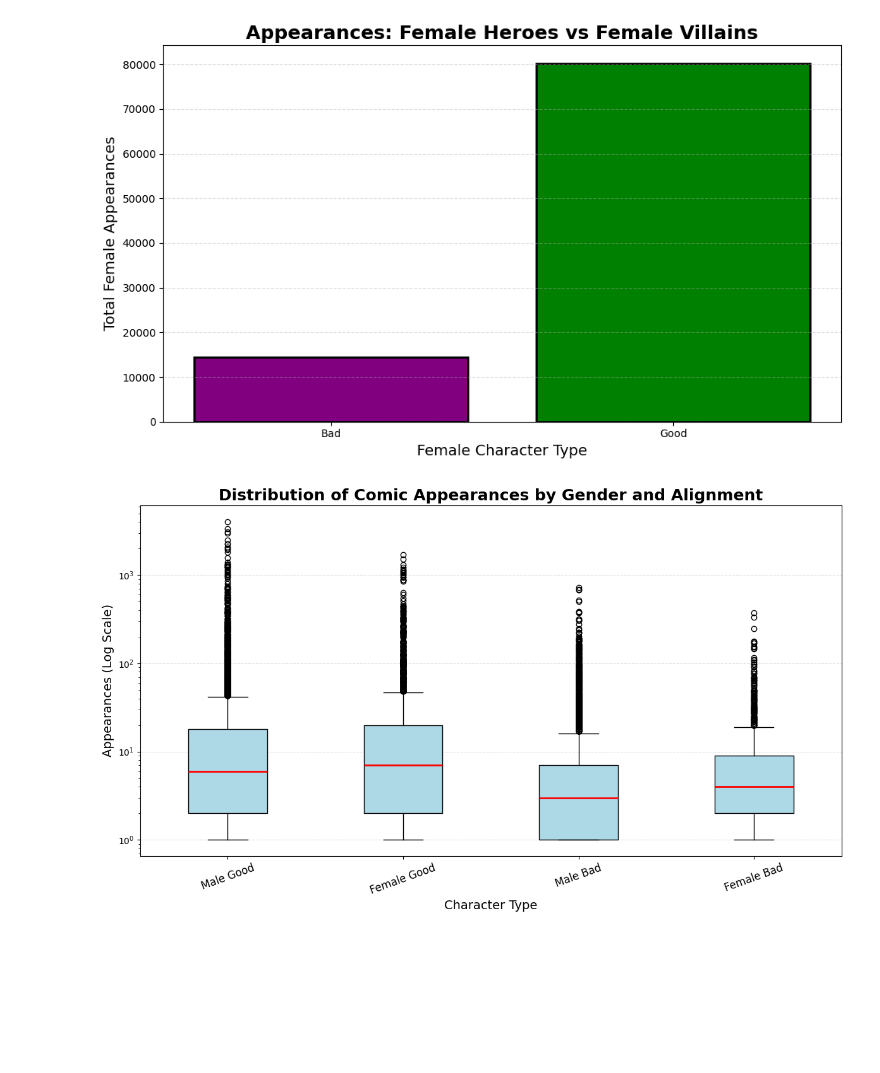
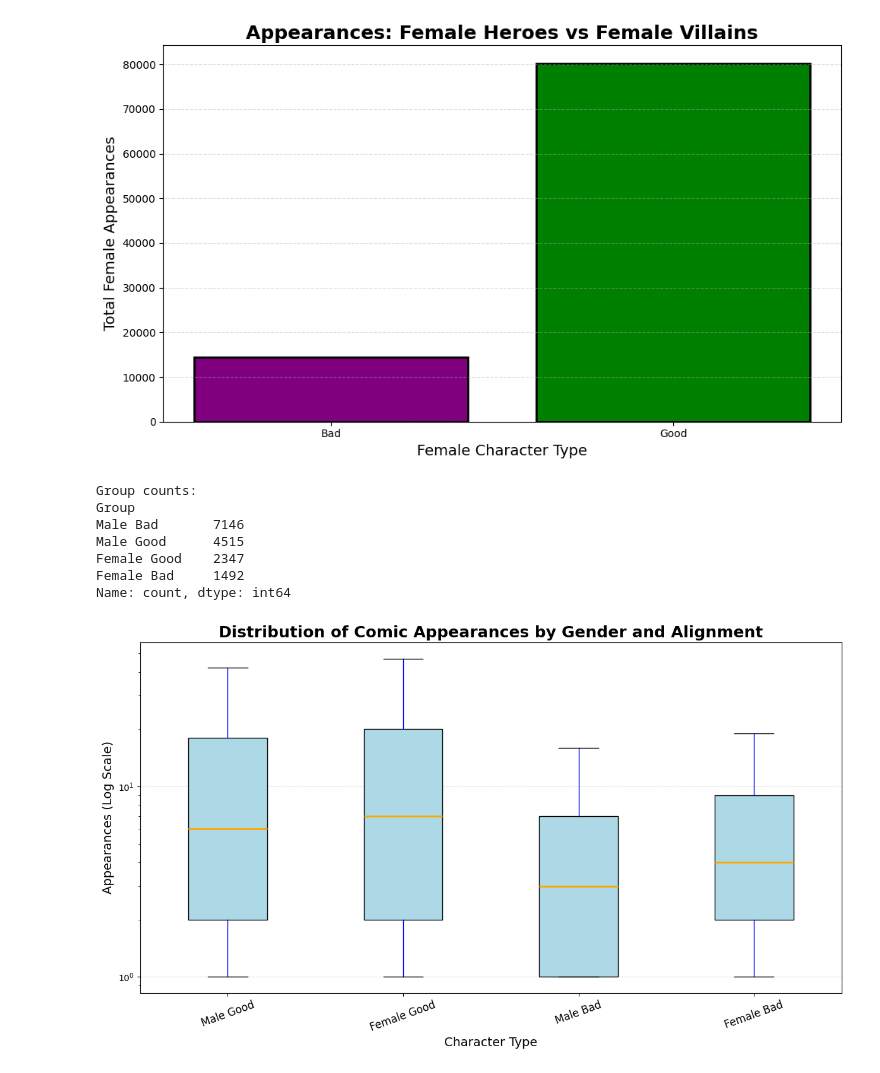
Before and after one commit to Ryanohmm/Data_work, a Jupyter notebook: data.ipynb, the cells around one changed output. Cells and saved outputs as stored; diff of their text form; code cells hidden in the pictures; blank space fills up the shorter version.

```diff
--- a/data.ipynb
+++ b/data.ipynb
@@ -538,10 +538,14 @@ plt.show()
 ## My goal is to lead into displaying the differences in character types by gender. I plan on using Seaborn to address
 ## heat maps and matplotlib to include a scatterplot and if I can figure it out, a 3D chart.
 # %%
+# Normalize text fields to remove hidden whitespace and inconsistencies
+df["ALIGN"] = df["ALIGN"].str.strip().str.title()
+df["SEX"] = df["SEX"].str.strip().str.title()
+
 # Convert APPEARANCES to numeric
 df["APPEARANCES"] = pd.to_numeric(df["APPEARANCES"], errors="coerce")
 
-# Filter dataset
+# Filter dataset to only valid rows
 filtered = df[
     df["ALIGN"].isin(["Good Characters", "Bad Characters"]) &
     df["SEX"].isin(["Male Characters", "Female Characters"]) &
@@ -549,39 +553,53 @@ filtered = df[
     (df["APPEARANCES"] > 0)
 ].copy()
 
-# Create clean grouping label (bulletproof against hidden characters)
+# Create grouping label (Male Good, Female Good, Male Bad, Female Bad)
 filtered["Group"] = (
     filtered["SEX"].str.extract(r"(Male|Female)") + " " +
     filtered["ALIGN"].str.extract(r"(Good|Bad)")
 )
 
-# Define groups
+# Drop rows where grouping failed
+filtered = filtered.dropna(subset=["Group"])
+
+# Debug: print group sizes to verify data integrity
+print("Group counts:")
+print(filtered["Group"].value_counts(), "\n")
+
+# Define groups in desired order
 groups = ["Male Good", "Female Good", "Male Bad", "Female Bad"]
 
-# Prepare raw data for boxplot
+# Prepare data for boxplot
 data = [filtered[filtered["Group"] == g]["APPEARANCES"] for g in groups]
 
 # Plot
 plt.figure(figsize=(12, 7))
 plt.boxplot(
     data,
     tick_labels=groups,
     patch_artist=True,
-    showfliers=True,
+    showfliers=False,  # Hide extreme outliers for clearer visualization
     boxprops=dict(facecolor="lightblue", color="black"),
-    medianprops=dict(color="red", linewidth=2),
-    whiskerprops=dict(color="black"),
+    medianprops=dict(color="orange", linewidth=2),
+    whiskerprops=dict(color="blue"),
     capprops=dict(color="black")
 )
 
 plt.yscale("log")
 plt.title("Distribution of Comic Appearances by Gender and Alignment", fontsize=18, weight="bold")
 plt.xlabel("Character Type", fontsize=14)
 plt.ylabel("Appearances (Log Scale)", fontsize=14)
 plt.xticks(rotation=20, fontsize=12)
 plt.grid(axis="y", linestyle="--", alpha=0.4)
 
 plt.tight_layout()
 plt.show()
 # %% [output]
+Group counts:
+Group
+Male Bad       7146
+Male Good      4515
+Female Good    2347
+Female Bad     1492
+Name: count, dtype: int64
-[figure, old version]
+[figure, new version]
```
Also changed, not shown: parts of 4 cells of this notebook, 3 other files.
